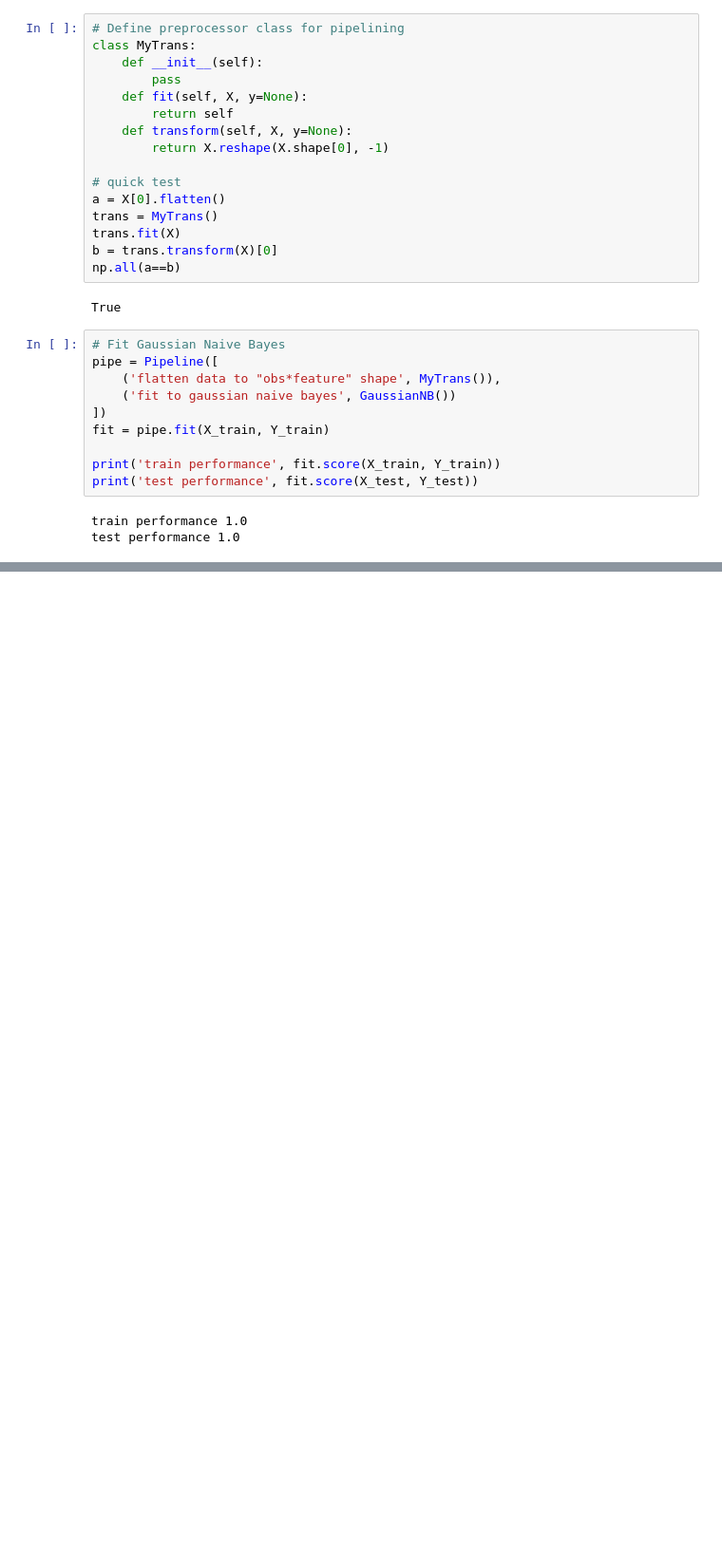
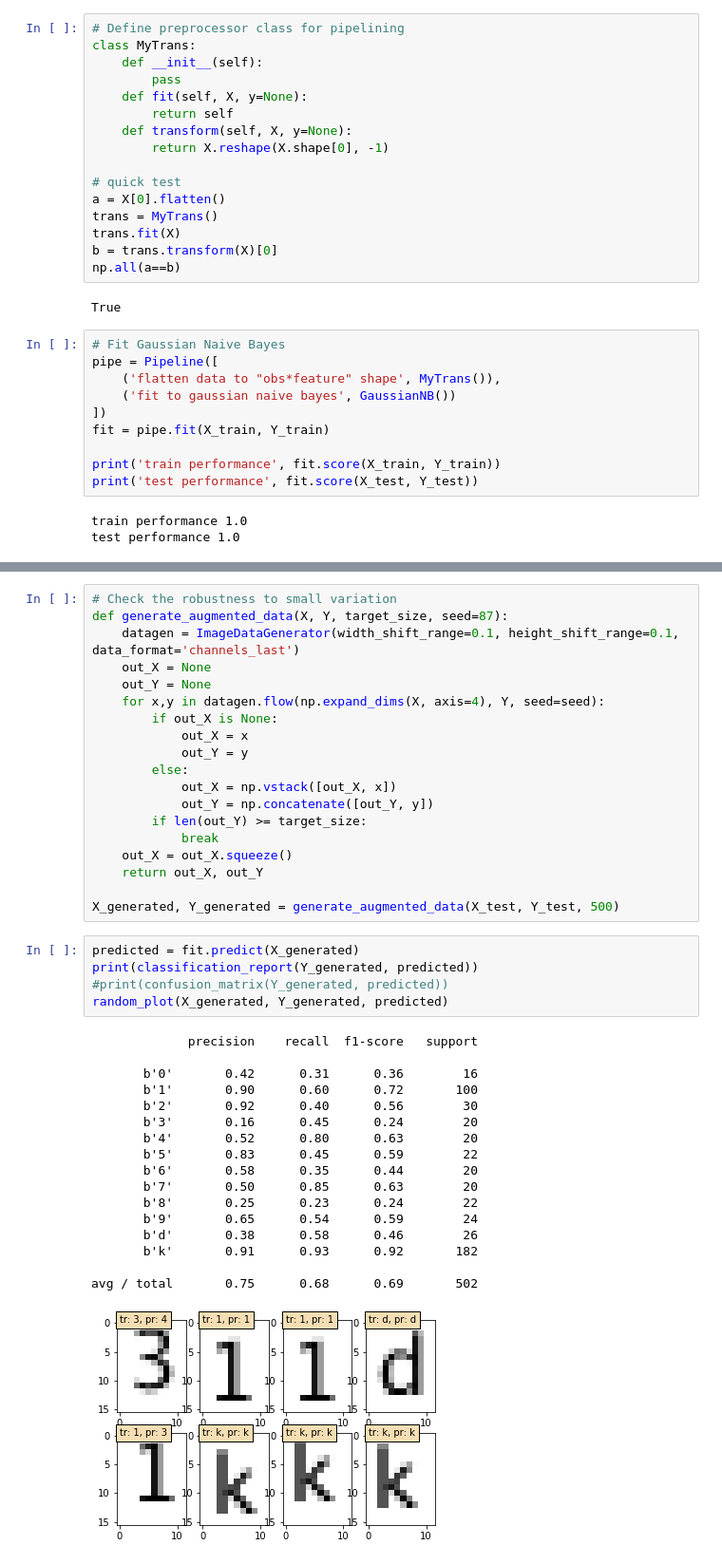
Before and after one commit to kota7/kgschart, a Jupyter notebook: models/1d-model_label_data.ipynb, the cells around one changed output, grey strips where cells are left out. Shown at 95% size. Cells and saved outputs as stored; diff of their text form; blank space fills up the shorter version.

```diff
--- a/models/1d-model_label_data.ipynb
+++ b/models/1d-model_label_data.ipynb
@@ -96,0 +99,42 @@ random_plot(X_test, Y_test, pred)
+# %%
+# Check the robustness to small variation
+def generate_augmented_data(X, Y, target_size, seed=87):
+    datagen = ImageDataGenerator(width_shift_range=0.1, height_shift_range=0.1, data_format='channels_last')
+    out_X = None
+    out_Y = None
+    for x,y in datagen.flow(np.expand_dims(X, axis=4), Y, seed=seed):
+        if out_X is None:
+            out_X = x
+            out_Y = y
+        else:
+            out_X = np.vstack([out_X, x])
+            out_Y = np.concatenate([out_Y, y])
+        if len(out_Y) >= target_size:
+            break
+    out_X = out_X.squeeze()
+    return out_X, out_Y
+
+X_generated, Y_generated = generate_augmented_data(X_test, Y_test, 500)
+# %%
+predicted = fit.predict(X_generated)
+print(classification_report(Y_generated, predicted))
+#print(confusion_matrix(Y_generated, predicted))
+random_plot(X_generated, Y_generated, predicted)
+# %% [output]
+             precision    recall  f1-score   support
+
+       b'0'       0.42      0.31      0.36        16
+       b'1'       0.90      0.60      0.72       100
+       b'2'       0.92      0.40      0.56        30
+       b'3'       0.16      0.45      0.24        20
+       b'4'       0.52      0.80      0.63        20
+       b'5'       0.83      0.45      0.59        22
+       b'6'       0.58      0.35      0.44        20
+       b'7'       0.50      0.85      0.63        20
+       b'8'       0.25      0.23      0.24        22
+       b'9'       0.65      0.54      0.59        24
+       b'd'       0.38      0.58      0.46        26
+       b'k'       0.91      0.93      0.92       182
+
+avg / total       0.75      0.68      0.69       502
+[figure, added]
```
Also changed, not shown: parts of 6 cells of this notebook.
